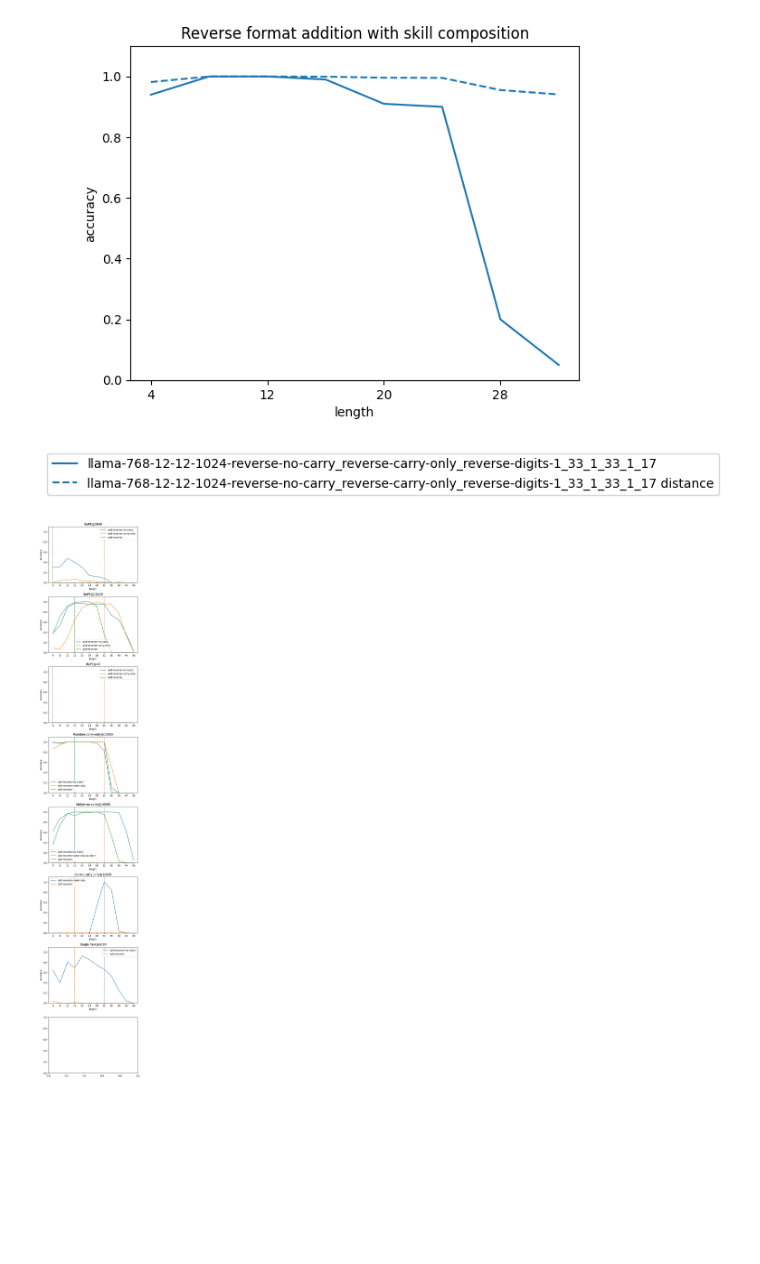
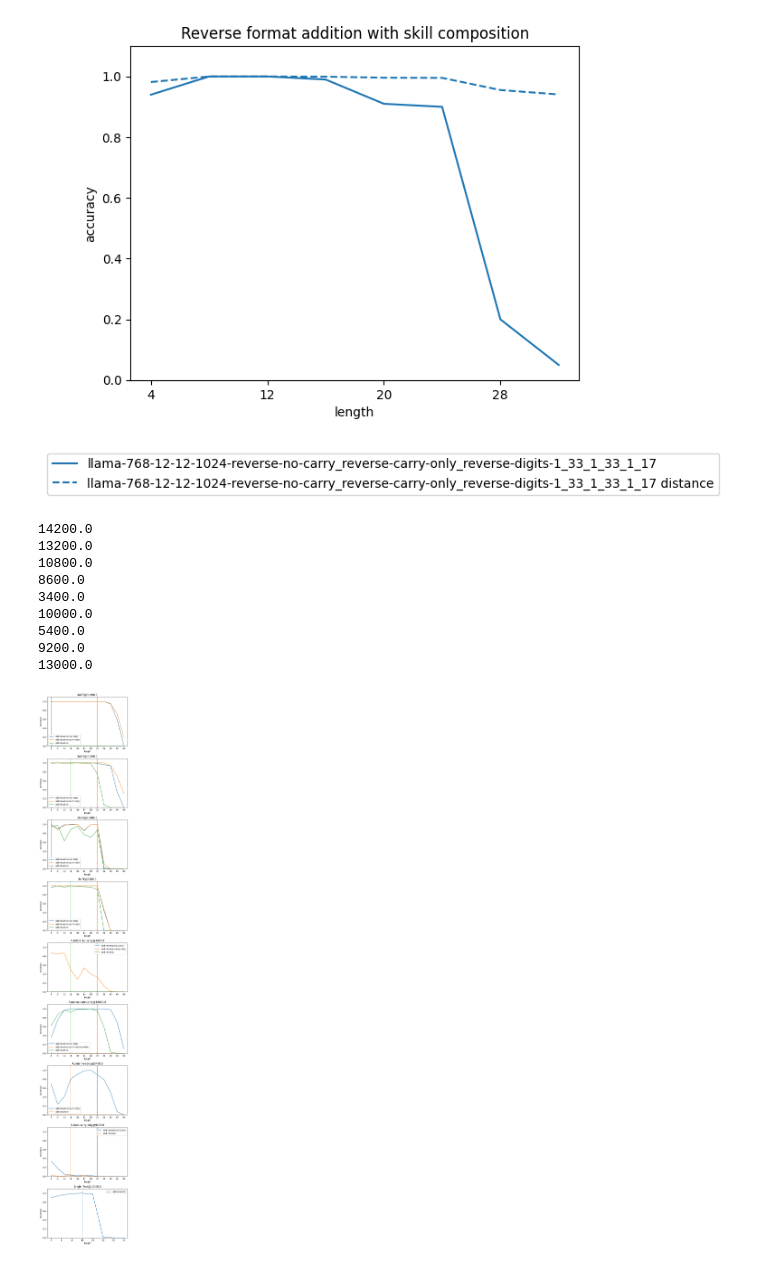
Before and after one commit to JackCai1206/transformer_arithmetic_v2, a Jupyter notebook: plotting/length-gen.ipynb, the cells around one changed output. Cells and saved outputs as stored; diff of their text form; code cells hidden in the pictures; blank space fills up the shorter version.

```diff
--- a/plotting/length-gen.ipynb
+++ b/plotting/length-gen.ipynb
@@ -82,57 +82,72 @@ api.runs('jackcai1206/mamba-arithmetic', filters={
     'name': 'lwfgmjuh', # RoPE
 })[:1] + \
 api.runs('jackcai1206/mamba-arithmetic', filters={
+    'name': 'l5xwfi1m', # Random no-carry
+})[:1] + \
+api.runs('jackcai1206/mamba-arithmetic', filters={
     'name': 'wo1rfytr', # Random carry-only
 })[:1] + \
 api.runs('jackcai1206/mamba-arithmetic', filters={
     'name': '5w6rqgn6', # Ablate no-carry
 })[:1] + \
 api.runs('jackcai1206/mamba-arithmetic', filters={
-    'name': 'p727qs81', # Ablate carry-only
+    'name': '545zx6gn', # Ablate carry-only
 })[:1] + \
 api.runs('jackcai1206/mamba-arithmetic', filters={
     'name': 'blnk1myn', # Single Task
 })[:1]
 
-names = ['NoPE', 'NoPE', 'RoPE', 'RoPE', 'Random carry-only', 'Ablate no-carry', 'Ablate carry-only', 'Single Task']
+names = ['NoPE', 'NoPE', 'RoPE', 'RoPE', 'Random no-carry', 'Random carry-only', 'Ablate no-carry', 'Ablate carry-only', 'Single Task']
+pick_step = []
 
 fig, axes = plt.subplots(len(runs), 1, figsize=(6, 4 * len(runs),))
 for i, (run, name) in enumerate(zip(runs, names)):
     config = run.config
     lengths = range(*config['n_digits_eval'])
 
-    # keys = []
-    # for j, (op, format, n_digits_train) in enumerate(zip(config['op_train'], config['format_train'], config['n_digits_train'])):
-    #     for l in lengths:
-    #         keys.append(f'eval/{l}-{op}-{format}_accuracy')
-    # history = run.history()
-    # # history = history.groupby('train/global_step').apply(lambda df: df.ffill().bfill().iloc[0])
-    # # print(history)
-    # history = history.ffill().bfill()
-    # history['sum'] = history[keys].pow(2).sum(axis=1)
-    # max_index = history['sum'].idxmax()
-    # record = history.loc[max_index]
-    # print(record['train/global_step'])
-    record = run.summary
+    keys = []
+    for j, (op, format, n_digits_train) in enumerate(zip(config['op_eval'], config['format_eval'], config['n_digits_train'])):
+        for l in lengths:
+            keys.append(f'eval/{l}-{op}-{format}_accuracy')
+    history = run.history(samples=5000, x_axis='train/global_step')
+    # history = history.groupby('train/global_step').apply(lambda df: df.ffill().bfill().iloc[0])
+    # print(history)
+    history = history.ffill().bfill()[::-1]
+    history['sum'] = history[['eval/32-add-reverse_accuracy', 'eval/16-add-reverse_accuracy', 'eval/8-add-reverse_accuracy']].sum(axis=1)
+    max_index = history['sum'].idxmax()
+    # max_index = history['eval/32-add-reverse_accuracy'].idxmax()
+    record = history.loc[max_index]
+    print(record['train/global_step'])
+    # record = run.summary
+    # print(name, record)
 
-    for j, (op, format, n_digits_train) in enumerate(zip(config['op_train'], config['format_train'], config['n_digits_train'])):
+    for j, (op, format, n_digits_train) in enumerate(zip(config['op_eval'], config['format_eval'], config['n_digits_train'])):
         train_range = list(range(*n_digits_train))
         accs = []
         for l in lengths:
             accs.append(record[f'eval/{l}-{op}-{format}_accuracy'])
 
         c = sns.color_palette()[j]
         axes[i].plot(lengths, accs, color=c, label=f'{op}-{format}')
         axes[i].vlines(train_range[-1], 0, 1.1, linestyles='dashed', colors=c)
         # axes[i].axvspan(train_range[0], train_range[-1], color='blue', alpha=0.3)
     axes[i].set_xticks(lengths)
     axes[i].set_xlabel('length')
     axes[i].set_ylim(0, 1.1)
     axes[i].set_ylabel('accuracy')
     axes[i].set_title(name + '@' + str(record['train/global_step']))
     axes[i].legend()
 
 plt.tight_layout()
 plt.show()
 # %% [output]
+14200.0
+13200.0
+10800.0
+8600.0
+3400.0
+10000.0
+5400.0
+9200.0
+13000.0
-[figure, old version]
+[figure, new version]
```
Also changed, not shown: 4 other files.
